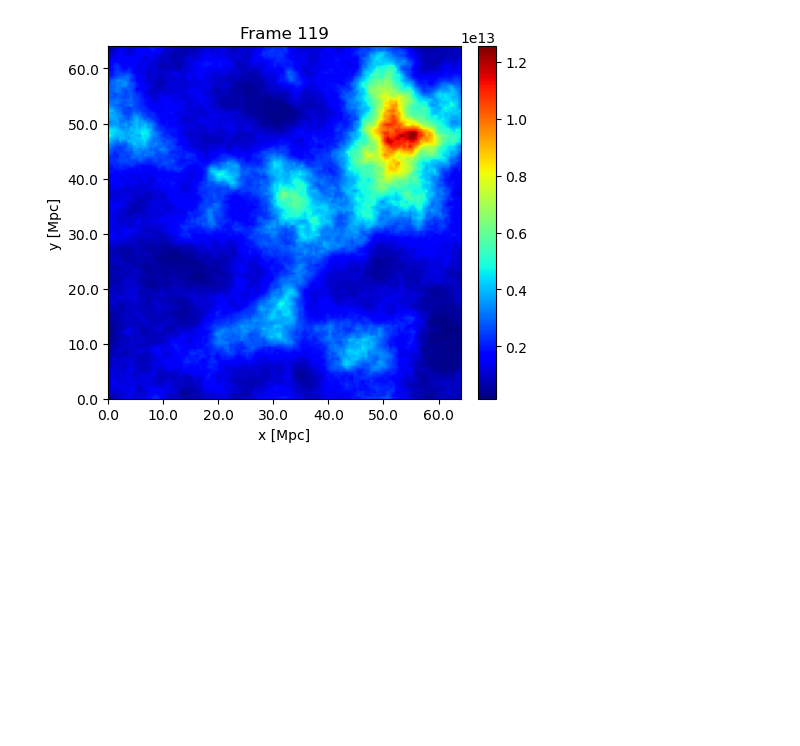
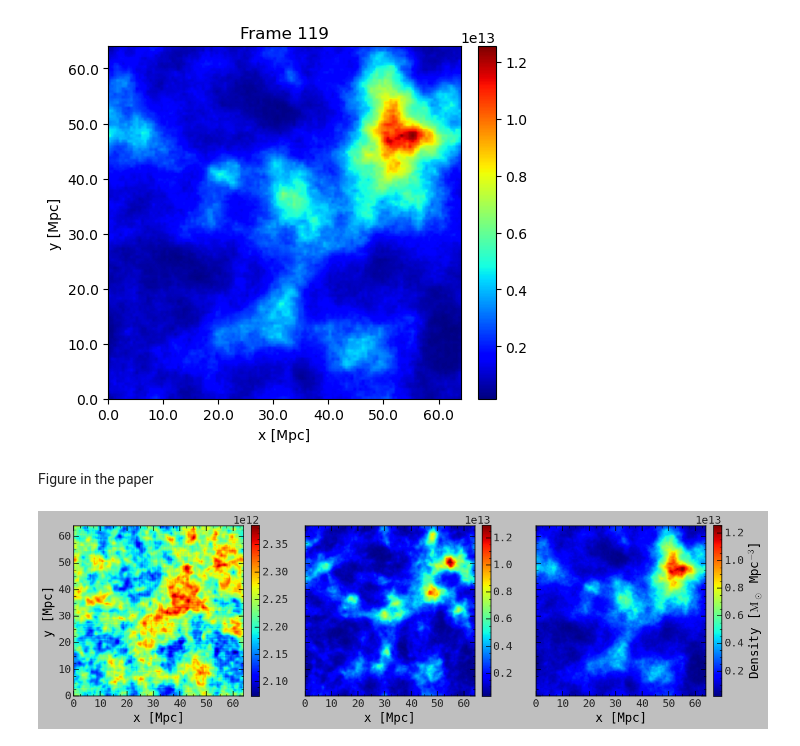
Before and after one commit to Abrygzy/nbodpy, a Jupyter notebook: nbodypy_array/barbara_test.ipynb, the cells around one changed output. Saved outputs shown, nothing was run; the diff lists cells and outputs as text; code cells hidden in the pictures; blank space fills up the shorter version.

```diff
--- a/nbodypy_array/barbara_test.ipynb
+++ b/nbodypy_array/barbara_test.ipynb
@@ -38,11 +43,11 @@ ax.set_xlim(0, ng)
 # %%
 dens = cic_density_3d(pars_info[:,[0,1,2,6]])
 # Project density field along z-axis
-dens_proj = np.sum(dens, axis=2)
+dens_proj0 = np.sum(dens, axis=2)
 
 # Visualize projected density field using Matplotlib
 fig, ax = plt.subplots()
-im = ax.imshow(dens_proj.T, cmap='jet',origin='lower', extent=[0, ng, 0, ng])
+im = ax.imshow(dens_proj0.T, cmap='jet',origin='lower', extent=[0, ng, 0, ng])
 ax.set_xlabel('X')
 ax.set_ylabel('Y')
 cbar = fig.colorbar(im)
@@ -107,3 +116,46 @@ ani.save('movie.mp4')
 plt.show()
 # %% [output]
 [figure]
+# %% [markdown]
+Figure in the paper
+# %%
+import matplotlib as mpl
+plt.style.use(["classic"])
+
+mpl.rc( 'lines', linewidth=3 )
+mpl.rc( 'font', family='monospace', weight='normal', size=20 )
+
+c_frame = (0,0,0,.8)
+for tick in 'xtick', 'ytick':
+    mpl.rc( tick+'.major', width=1.5, size=8)
+    mpl.rc( tick+'.minor', width=1, size=4, visible=True )
+    mpl.rc( tick, color=c_frame, labelsize=18, direction='in' )
+mpl.rc( 'xtick', top=True )
+mpl.rc( 'ytick', right=True )
+mpl.rc( 'axes', linewidth=1.5, edgecolor=c_frame, labelweight='normal' )
+mpl.rc( 'grid', color=c_frame)
+mpl.rc( 'patch', edgecolor=c_frame)
+# %%
+fig, axes = plt.subplots(1, 3, figsize=(17, 5),height_ratios=[1])
+ax1, ax2, ax3 = axes.flatten()
+im1 = ax1.imshow(dens_proj0.T, cmap='jet',origin='lower', extent=[0, ng, 0, ng])
+im2 = ax2.imshow(frames[75], cmap='jet',origin='lower', extent=[0, ng, 0, ng])
+im3 = ax3.imshow(frames[-1], cmap='jet',origin='lower', extent=[0, ng, 0, ng])
+cb1 = fig.colorbar(im1, ax=ax1, fraction=0.046, pad=0.04)
+cb2 = fig.colorbar(im2, ax=ax2, fraction=0.046, pad=0.04)
+cb3 = fig.colorbar(im3, ax=ax3, fraction=0.046, pad=0.04)
+cb3.set_label(r'Density [$\rm M_\odot$ Mpc$^{-3}$]')
+for ax in axes.flatten():
+    ax.set_xlabel('x [Mpc]')
+    ax.set_xticks(np.arange(0, ng, 20))
+    ax.set_yticks(np.arange(0, ng, 20))
+    ax.set_xticklabels(np.arange(0, ng/2, 10).astype(int))
+    ax.set_yticklabels(np.arange(0, ng/2, 10).astype(int))
+    ax.label_outer()
+ax1.set_ylabel('y [Mpc]')
+ax2.set_yticklabels([]);
+ax3.set_yticklabels([]);
+fig.tight_layout()
+plt.savefig('density_field.pdf', bbox_inches='tight')
+# %% [output]
+[figure, added]
```
Also changed, not shown: parts of 6 cells of this notebook, 6 other files.
